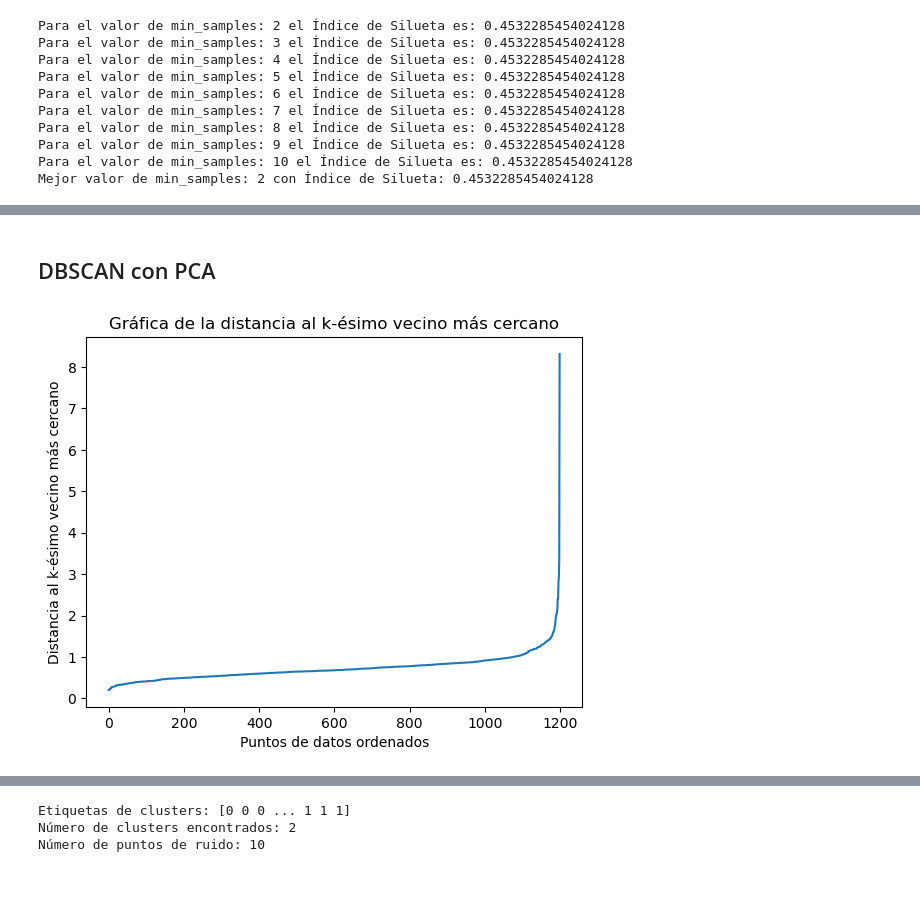
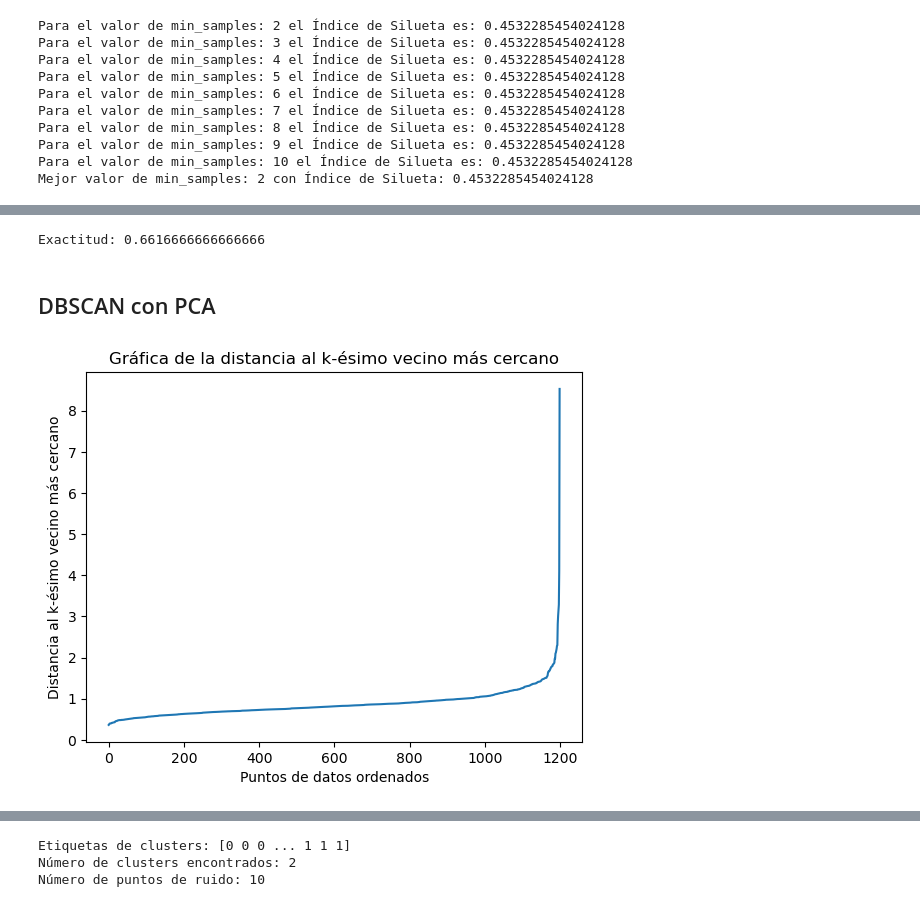
Before and after one commit to NicoleAlvarado/IF7103Proyecto, a Jupyter notebook: IF7103_Proyecto.ipynb, the cells around one changed output, grey strips where cells are left out. Cells and saved outputs as stored; diff of their text form; code cells hidden in the pictures.

```diff
--- a/IF7103_Proyecto.ipynb
+++ b/IF7103_Proyecto.ipynb
@@ -370,13 +402,13 @@ https://www.kaggle.com/code/danesmaster/dbscan-iris-dataset
 # %%
-min_samples = 3
+min_samples = 2
 
 def epsilon_DBSCAN(X_data, min_samples):
-    # Calcular las distancias al k-ésimo vecino más cercano
+    # Se calculan las distancias al k-ésimo vecino más cercano
     neighbors = NearestNeighbors(n_neighbors=min_samples)
     neighbors_fit = neighbors.fit(X_data)
     distances, indices = neighbors_fit.kneighbors(X_data)
 
-    # Ordenar las distancias
+    # Se ordenan las distancias
     distances = np.sort(distances[:, min_samples-1], axis=0)
 
     # Graficar las distancias
@@ -449,9 +480,13 @@ Mejor valor de min_samples: 2 con Índice de Silueta: 0.4532285454024128
+# %%
+print("Exactitud:", accuracy_score(clusters, true_labels))
+# %% [output]
+Exactitud: 0.6616666666666666
 # %% [markdown]
 ## DBSCAN con PCA
 # %%
-epsilon_DBSCAN(X_pca_3d, min_samples = 2)
+epsilon_DBSCAN(X_pca_3d, min_samples = 3)
 # %% [output]
-[figure, old version]
+[figure, new version]
 # %%
 silhouette(X_pca_3d, "dbscan", eps = 2, min_samples = 3)
 # %% [output]
```
Also changed, not shown: parts of 96 cells of this notebook.
